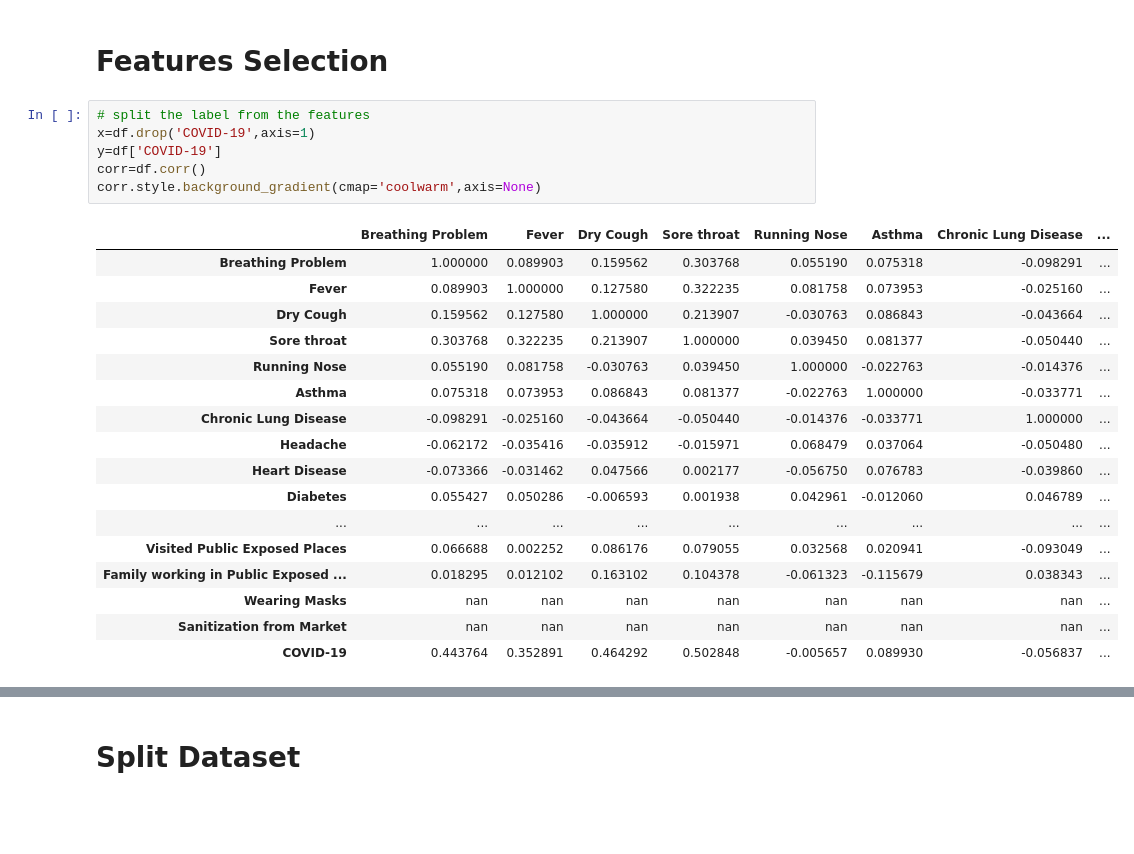
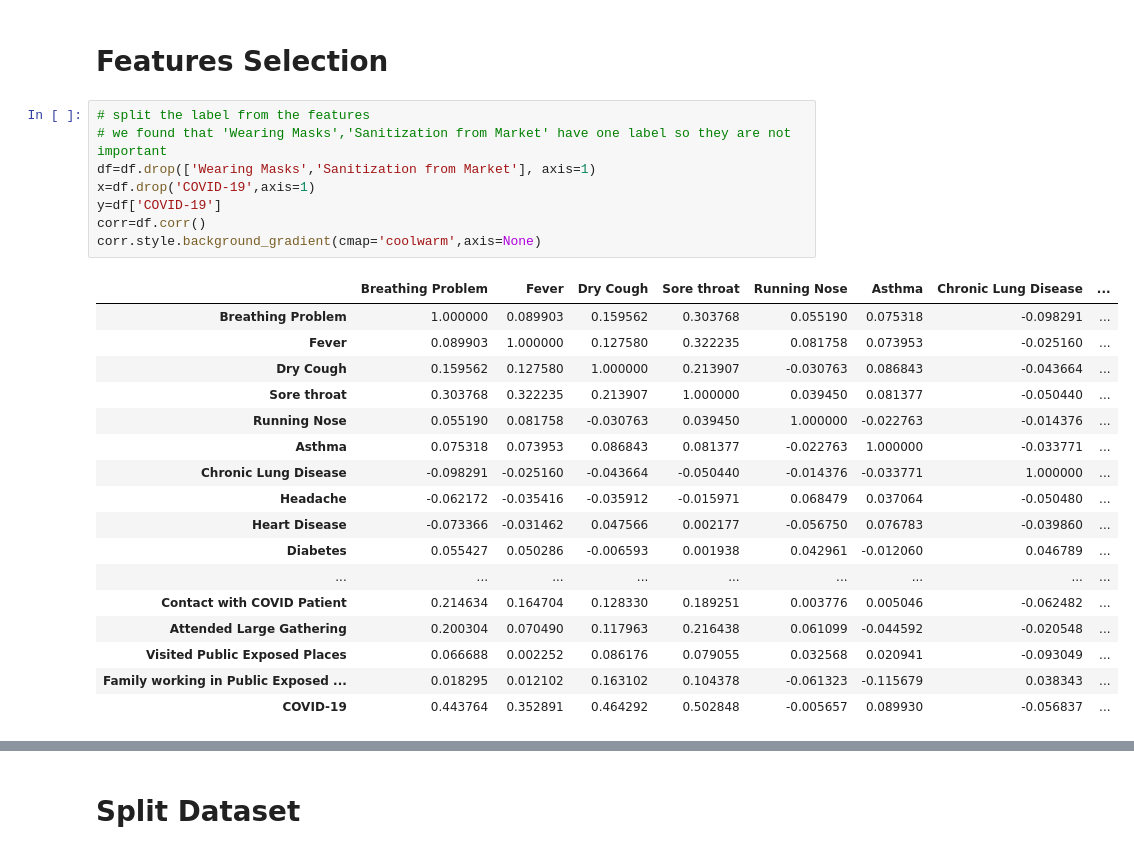
Before and after one commit to Carolinemagdy/Covid-19-prediction_ML, a Jupyter notebook: Covid-19-prediction-ML.ipynb, the cells around one changed output, grey strips where cells are left out. Saved outputs shown, nothing was run; the diff lists cells and outputs as text; blank space fills up the shorter version.

```diff
--- a/Covid-19-prediction-ML.ipynb
+++ b/Covid-19-prediction-ML.ipynb
@@ -216,27 +216,29 @@ array([[<AxesSubplot:title={'center':'Breathing Problem'}>,
 # Features Selection
 # %%
 # split the label from the features
+# we found that 'Wearing Masks','Sanitization from Market' have one label so they are not important
+df=df.drop(['Wearing Masks','Sanitization from Market'], axis=1)
 x=df.drop('COVID-19',axis=1)
 y=df['COVID-19']
 corr=df.corr()
 corr.style.background_gradient(cmap='coolwarm',axis=None)
 # %% [output]
 |  | Breathing Problem | Fever | Dry Cough | Sore throat | Running Nose | Asthma | Chronic Lung Disease | ... |
 | Breathing Problem | 1.000000 | 0.089903 | 0.159562 | 0.303768 | 0.055190 | 0.075318 | -0.098291 | ... |
 | Fever | 0.089903 | 1.000000 | 0.127580 | 0.322235 | 0.081758 | 0.073953 | -0.025160 | ... |
 | Dry Cough | 0.159562 | 0.127580 | 1.000000 | 0.213907 | -0.030763 | 0.086843 | -0.043664 | ... |
 | Sore throat | 0.303768 | 0.322235 | 0.213907 | 1.000000 | 0.039450 | 0.081377 | -0.050440 | ... |
 | Running Nose | 0.055190 | 0.081758 | -0.030763 | 0.039450 | 1.000000 | -0.022763 | -0.014376 | ... |
 | Asthma | 0.075318 | 0.073953 | 0.086843 | 0.081377 | -0.022763 | 1.000000 | -0.033771 | ... |
 | Chronic Lung Disease | -0.098291 | -0.025160 | -0.043664 | -0.050440 | -0.014376 | -0.033771 | 1.000000 | ... |
 | Headache | -0.062172 | -0.035416 | -0.035912 | -0.015971 | 0.068479 | 0.037064 | -0.050480 | ... |
 | Heart Disease | -0.073366 | -0.031462 | 0.047566 | 0.002177 | -0.056750 | 0.076783 | -0.039860 | ... |
 | Diabetes | 0.055427 | 0.050286 | -0.006593 | 0.001938 | 0.042961 | -0.012060 | 0.046789 | ... |
 | ... | ... | ... | ... | ... | ... | ... | ... | ... |
+| Contact with COVID Patient | 0.214634 | 0.164704 | 0.128330 | 0.189251 | 0.003776 | 0.005046 | -0.062482 | ... |
+| Attended Large Gathering | 0.200304 | 0.070490 | 0.117963 | 0.216438 | 0.061099 | -0.044592 | -0.020548 | ... |
 | Visited Public Exposed Places | 0.066688 | 0.002252 | 0.086176 | 0.079055 | 0.032568 | 0.020941 | -0.093049 | ... |
 | Family working in Public Exposed ... | 0.018295 | 0.012102 | 0.163102 | 0.104378 | -0.061323 | -0.115679 | 0.038343 | ... |
-| Wearing Masks | nan | nan | nan | nan | nan | nan | nan | ... |
-| Sanitization from Market | nan | nan | nan | nan | nan | nan | nan | ... |
 | COVID-19 | 0.443764 | 0.352891 | 0.464292 | 0.502848 | -0.005657 | 0.089930 | -0.056837 | ... |
 # %%
 # determine the mutual information
```
Also changed, not shown: parts of 11 cells of this notebook.
